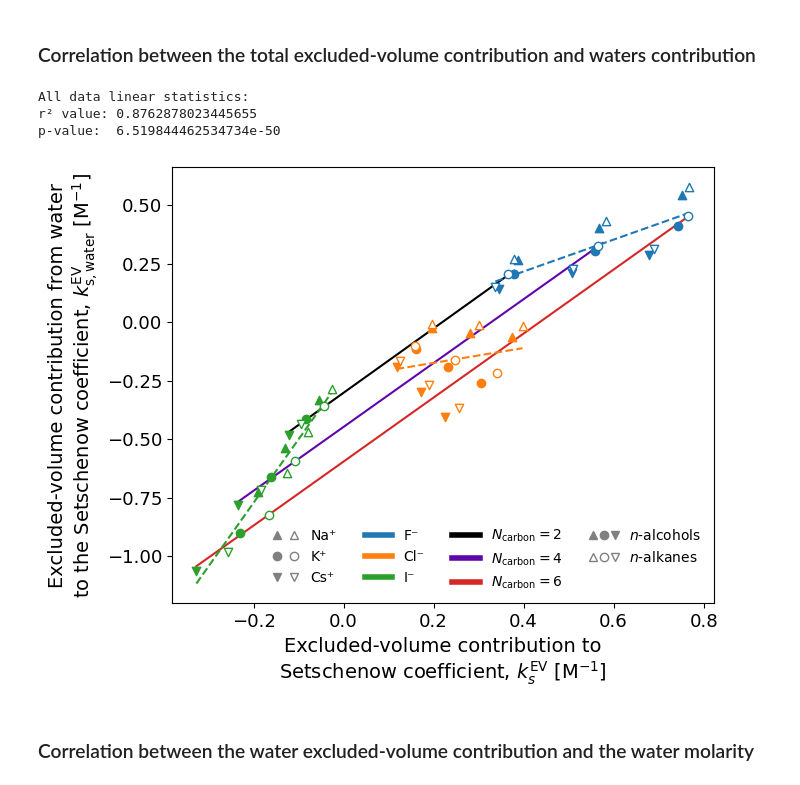
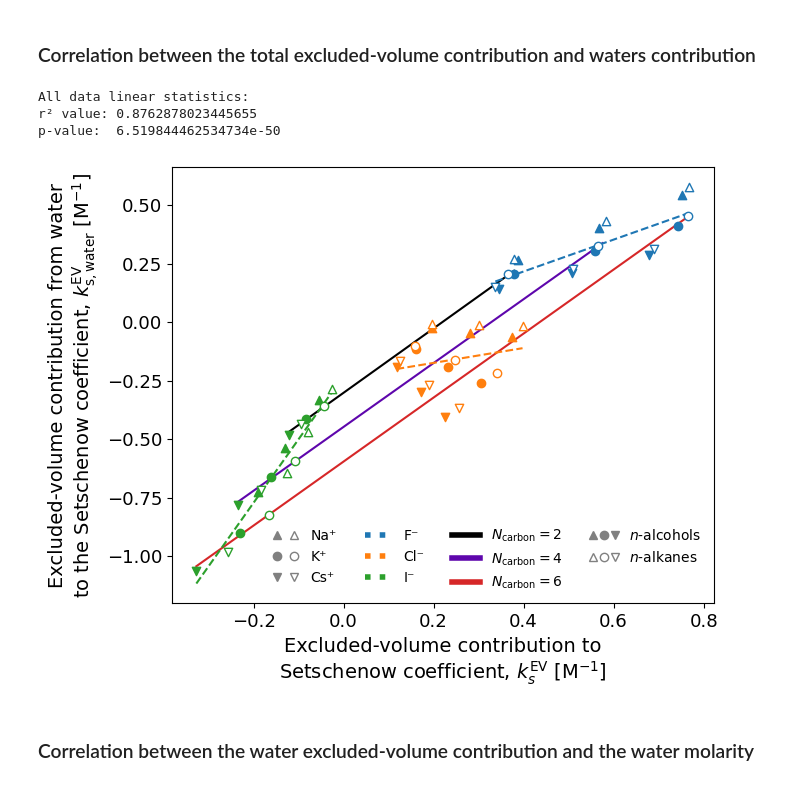
Before and after one commit to SHervoe-Hansen/SI-Excluded-Volume-Formation, a Jupyter notebook: Analysis.ipynb, the cells around one changed output. Saved outputs shown, nothing was run; the diff lists cells and outputs as text; code cells hidden in the pictures.

Commit message:
Updated plot

```diff
--- a/Analysis.ipynb
+++ b/Analysis.ipynb
@@ -1077,37 +1077,37 @@ handles = [(mlines.Line2D([],[], color='gray', linewidth=0, marker='^'),
             mlines.Line2D([],[], color='gray', linewidth=0, marker='^', mfc='white')),
            (mlines.Line2D([],[], color='gray', linewidth=0, marker='o'),
             mlines.Line2D([],[], color='gray', linewidth=0, marker='o', mfc='white')),
            (mlines.Line2D([],[], color='gray', linewidth=0, marker='v'),
             mlines.Line2D([],[], color='gray', linewidth=0, marker='v', mfc='white')),
-           mlines.Line2D([],[], color='C0', linewidth=4),
-           mlines.Line2D([],[], color='C1', linewidth=4),
-           mlines.Line2D([],[], color='C2', linewidth=4),
+           mlines.Line2D([],[], color='C0', linewidth=4, linestyle='dotted'),
+           mlines.Line2D([],[], color='C1', linewidth=4, linestyle='dotted'),
+           mlines.Line2D([],[], color='C2', linewidth=4, linestyle='dotted'),
            mlines.Line2D([],[], color='black', linewidth=4),
            mlines.Line2D([],[], color='#5E06AC', linewidth=4),
            mlines.Line2D([],[], color='C3', linewidth=4),
            (mlines.Line2D([],[], color='gray', linewidth=0, marker='^'),
             mlines.Line2D([],[], color='gray', linewidth=0, marker='o'),
             mlines.Line2D([],[], color='gray', linewidth=0, marker='v')),
            (mlines.Line2D([],[], color='gray', linewidth=0, marker='^', mfc='white'),
             mlines.Line2D([],[], color='gray', linewidth=0, marker='o', mfc='white'),
             mlines.Line2D([],[], color='gray', linewidth=0, marker='v', mfc='white')),
           ]
 
 labels = ['Na⁺','K⁺','Cs⁺',
           'F⁻', 'Cl⁻', 'I⁻',
           '$N_{\mathrm{carbon}}=2}$', '$N_{\mathrm{carbon}}=4}$', '$N_{\mathrm{carbon}}=6}$',
           r'$\it{n}$-alcohols', r'$\it{n}$-alkanes']
 
 ax.legend(handles, labels, loc='best', frameon=False, ncols=4, handler_map={tuple: HandlerTuple(ndivide=None)},
           )
 
 fig.tight_layout()
 fig.savefig('Figures/WaterExcludedVolumeCorrelation.pdf', bbox_inches='tight')
 # %% [output]
 All data linear statistics:
 r² value: 0.8762878023445655
 p-value:  6.519844462534734e-50
-[figure, old version]
+[figure, new version]
 # %% [markdown]
 ### Correlation between the water excluded-volume contribution and the water molarity
 # %%
```
Also changed, not shown: 1 other file.
